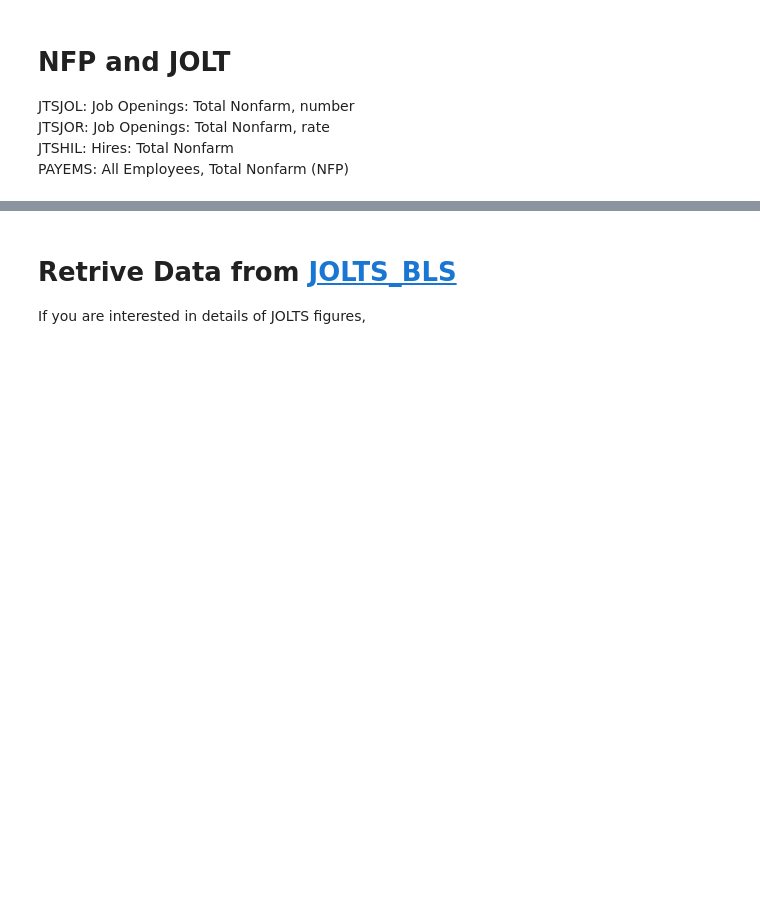
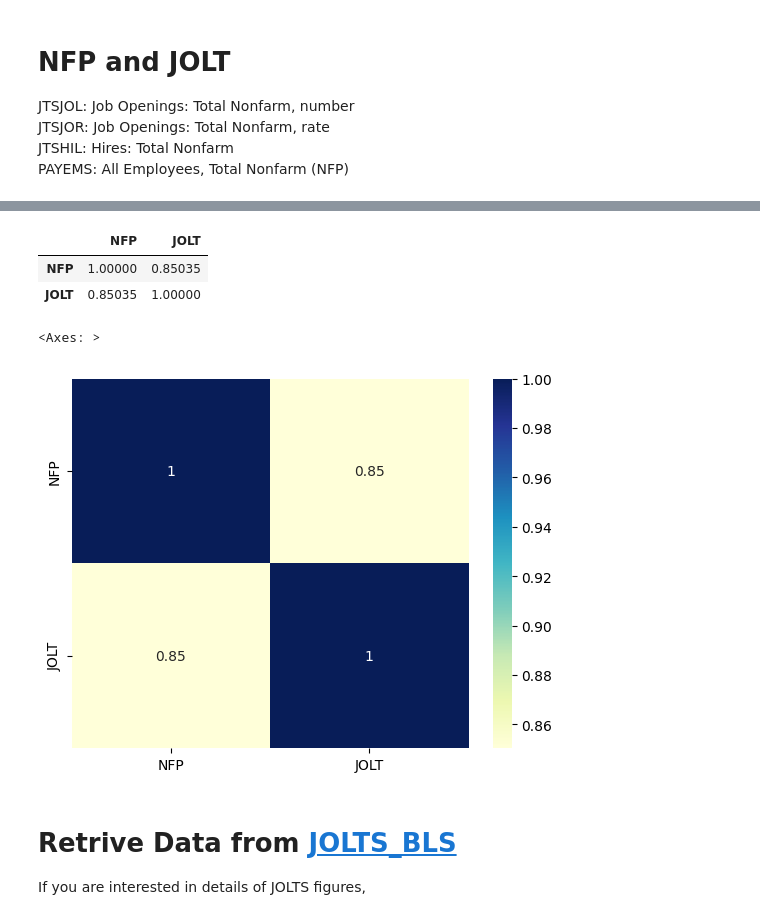
Before and after one commit to AkiraNom/data-analysis-notebook, a Jupyter notebook: EDA_JOLTS_data.ipynb, the cells around one changed output, grey strips where cells are left out. Drawn from its saved outputs; the diff is of its cells as text; code cells hidden in the pictures; blank space fills up the shorter version.

```diff
--- a/EDA_JOLTS_data.ipynb
+++ b/EDA_JOLTS_data.ipynb
@@ -41,3 +67,15 @@ df_employ
+# %%
+# correlation
+df_employ.corr()
+# %% [output]
+|  | NFP | JOLT |
+| NFP | 1.00000 | 0.85035 |
+| JOLT | 0.85035 | 1.00000 |
+# %%
+sns.heatmap(df_employ.corr(), cmap="YlGnBu", annot=True)
+# %% [output]
+<Axes: >
+[figure, added]
 # %% [markdown]
 # Retrive Data from [JOLTS_BLS](https://www.bls.gov/news.release/jolts.htm)
 
```
Also changed, not shown: parts of 5 cells of this notebook.
